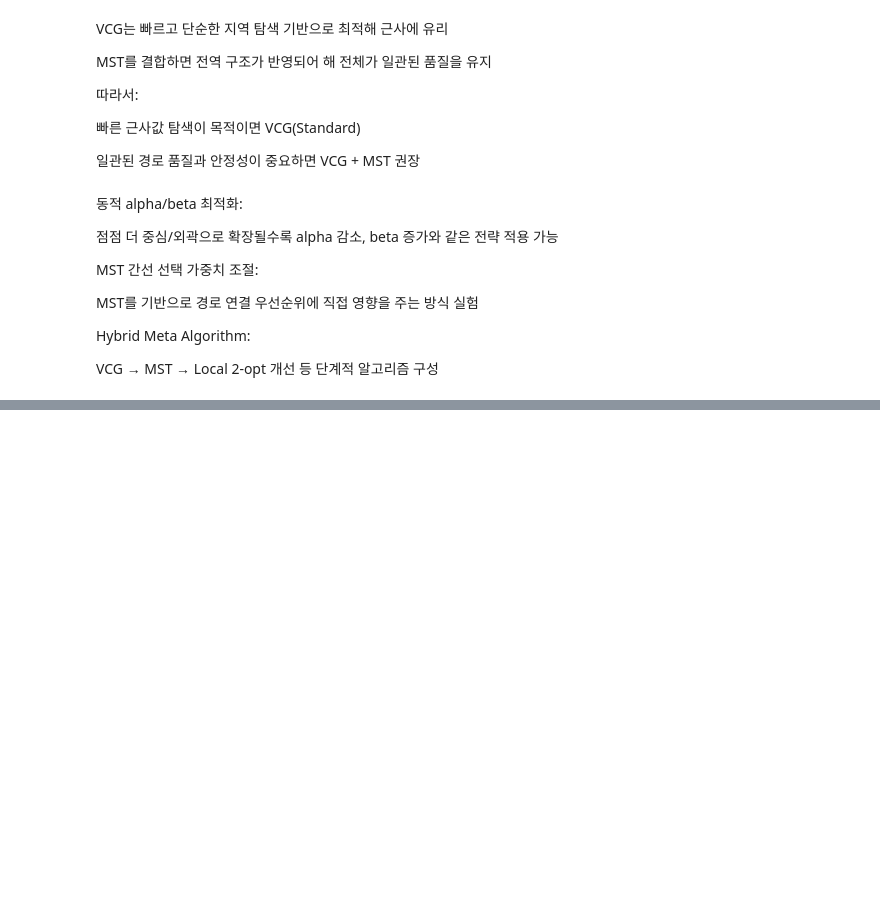
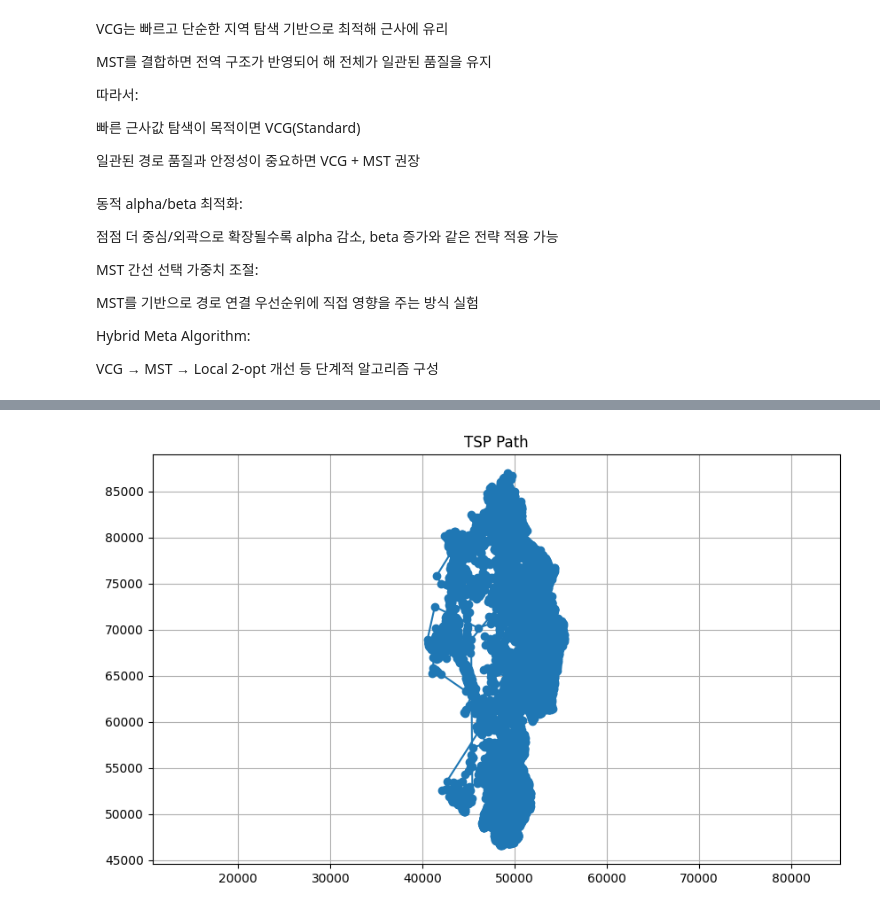
Before and after one commit to SongWooYoung/A2_TSP_20211163, a Jupyter notebook: Local_dis_dir_with_MST.ipynb, the cells around one changed output, grey strips where cells are left out. Cells and saved outputs as stored; diff of their text form; code cells hidden in the pictures; blank space fills up the shorter version.

```diff
--- a/Local_dis_dir_with_MST.ipynb
+++ b/Local_dis_dir_with_MST.ipynb
@@ -176,7 +195,11 @@ for alpha in alphas:
     for beta in betas:
         for gamma in gammas:
             try:
+                start_time = time.time()
                 path = vcg_mst_tsp(points, alpha=alpha, beta=beta, gamma=gamma)
+                end_time = time.time()
+                elapsed = end_time - start_time
+                print(f"🕒 VCG 계산 시간: {elapsed:.4f}초")
                 length = total_path_length(path, points)
                 print(f"alpha={alpha}, beta={beta}, gamma={gamma}, 길이={length:.4f}")
                 if length < best_length:
@@ -500,3 +523,77 @@ MST를 기반으로 경로 연결 우선순위에 직접 영향을 주는 방식
 Hybrid Meta Algorithm:
 
 VCG → MST → Local 2-opt 개선 등 단계적 알고리즘 구성
+# %%
+# 📁 STEP 1: Colab에서 tsp 파일 업로드
+from google.colab import files
+uploaded = files.upload()
+filename = next(iter(uploaded))  # 업로드된 첫 번째 파일명
+
+# 📁 STEP 2: .tsp 파일 파싱
+def parse_tsp_file(filename):
+    with open(filename, 'r') as f:
+        lines = f.readlines()
+    coords = []
+    node_section = False
+    for line in lines:
+        if line.strip() == 'NODE_COORD_SECTION':
+            node_section = True
+            continue
+        if node_section:
+            if line.strip() == 'EOF':
+                break
+            parts = line.strip().split()
+            if len(parts) >= 3:
+                coords.append((float(parts[1]), float(parts[2])))
+    return coords
+
+# 📁 STEP 3: 알고리즘 정의 (vcg_tsp, total_path_length 등은 위에서 정의된 함수 그대로 사용)
+# (위에 제공한 코드 vcg_tsp와 euclidean, total_path_length 등 포함되어 있어야 함)
+
+# 📁 STEP 4: 실행 및 그리드 서치
+points = parse_tsp_file(filename)
+
+best_path = None
+best_length = float("inf")
+best_params = None
+
+alphas = [0.2, 0.3, 0.5]
+betas = [1.5, 2.0, 2.5]
+gammas = [0.0, 1.0, 2.0]
+
+for alpha in alphas:
+    for beta in betas:
+        for gamma in gammas:
+            try:
+                start_time = time.time()
+                path = vcg_mst_tsp(points, alpha=alpha, beta=beta, gamma=gamma)
+                end_time = time.time()
+                elapsed = end_time - start_time
+                print(f"🕒 VCG 계산 시간: {elapsed:.4f}초")
+                length = total_path_length(path, points)
+                print(f"alpha={alpha}, beta={beta}, gamma={gamma}, 길이={length:.4f}")
+                if length < best_length:
+                    best_length = length
+                    best_path = path
+                    best_params = (alpha, beta, gamma)
+            except Exception as e:
+                print(f"[ERROR] a={alpha}, b={beta}, g={gamma}: {e}")
+
+# 📌 최종 출력
+from matplotlib import pyplot as plt
+
+def plot_path(path, points):
+    xs, ys = zip(*[points[i] for i in path])
+    plt.figure(figsize=(10, 6))
+    plt.plot(xs, ys, 'o-')
+    plt.title("TSP Path")
+    plt.axis('equal')
+    plt.grid(True)
+    plt.show()
+
+print(f"\n✅ 최적 결과: alpha={best_params[0]}, beta={best_params[1]}, gamma={best_params[2]}, 길이={best_length:.4f}")
+print("✅ 총 점 개수:", len(points))
+print("✅ 유일한 경로 점 수:", len(set(best_path)))
+print("✅ 순환 여부:", "✔️" if best_path[0] == best_path[-1] else "❌")
+plot_path(best_path, points)
+# %% [output]
@@ -502,0 +618 @@ VCG → MST → Local 2-opt 개선 등 단계적 알고리즘 구성
+[figure, added]
```
Also changed, not shown: parts of 3 cells of this notebook, 6 other files.
